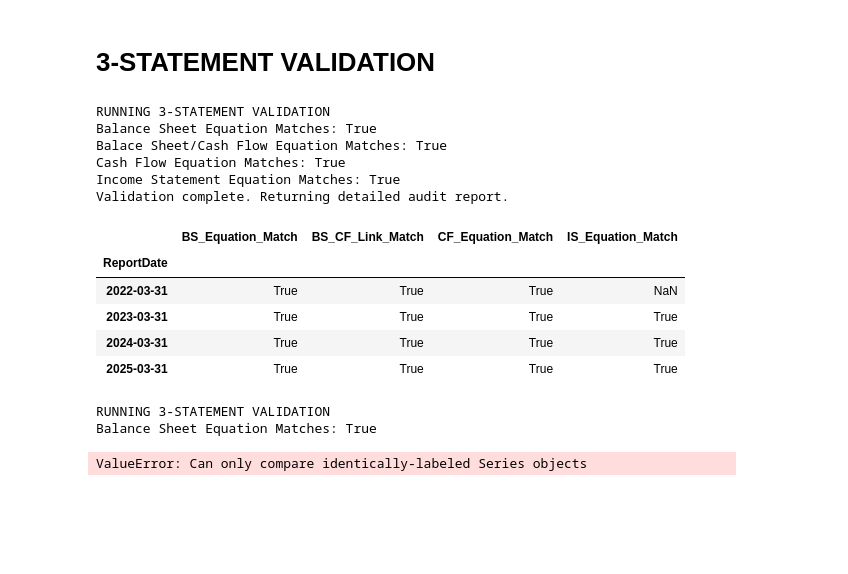
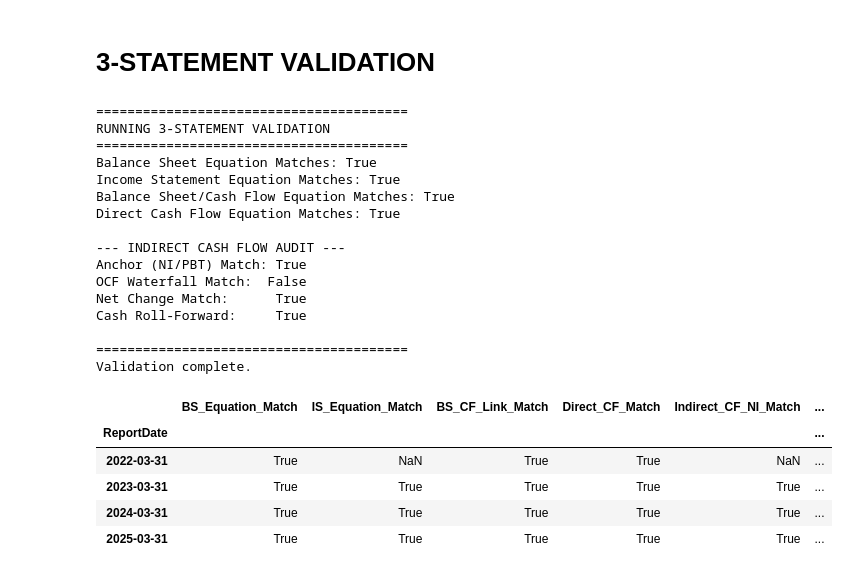
Before and after one commit to ashishmaharana188/financial_ETL_project, a Jupyter notebook: statementScrape.ipynb, the cells around one changed output. Saved outputs shown, nothing was run; the diff lists cells and outputs as text; code cells hidden in the pictures; blank space fills up the shorter version.

Commit message:
indirect cash flow

```diff
--- a/statementScrape.ipynb
+++ b/statementScrape.ipynb
@@ -19,7 +19,7 @@ API_KEY = "V6FLFA1K7ECKP0RK"
 #disable certificate warnings
 urllib3.disable_warnings(urllib3.exceptions.InsecureRequestWarning)
 
-tickerName = yf.Ticker("NTPC.NS") #MSFT #HINDCOPPER #PLTR
+tickerName = yf.Ticker("GVT&D.NS") #MSFT #HINDCOPPER #PLTR
 pd.set_option('display.float_format', lambda x: '%.2f' % x)
 # %%
 CACHE_DIR = "offline_statements"
@@ -1411,7 +1576,7 @@ if raw_data_q is not None and raw_data_y is not None:
     dfCashFlowQ = pd.DataFrame(raw_data_csq)
     dfCashFlowY = pd.DataFrame(raw_data_csy)
     display(dfCashFlowQ.index)
-    display(dfCashFlowY.index)
+    print(dfCashFlowY.iloc[:, 3:4])
 
     if not dfCashFlowQ.empty or not dfCashFlowY.empty:
         use_yfinance = True
@@ -1651,11 +1998,22 @@ else:
   dfCashFlowY = standardize_dataframe_labels(dfCashFlowY)
   dfCashFlowY = clean_financial_dataframe(dfCashFlowY)
 # %%
+
+
 #map
 cf_keys_to_fetch = ittelson_cash_flow_columns + [
     'IssuanceOfDebt',
     'RepaymentOfDebt',
     'NetCashFlow'
+]
+cf_indirect_keys = ittelson_indirect_cf_columns + ['IssuanceOfDebt', 'RepaymentOfDebt', 'NetCashFlow']
+
+indirect_cf_buckets = [
+    'OtherNonCashAdjustments',
+    'OtherWorkingCapitalChanges',
+    'NetDebtIssuedRepaid',
+    'NetStockIssuedRepurchased',
+    'PurchaseSaleOfInvestments'
 ]
 
 if alpha_vantage:
@@ -1696,8 +2054,20 @@ elif use_yfinance:
   clean_yearly_cash_flow = format_statement_for_db(
     dfCashFlowY_calc, ittelson_cash_flow_columns,tickerName.ticker,currency=stmt_currency, multiplier=stmt_multiplier, transpose=True)
 
+  #Indirect Cash flow
+  df_indirect_normalize_CY = map_statement_via_dictionary( dfCashFlowY, normalized_indirect_cf_synonym_map, cf_indirect_keys,bucket_columns=indirect_cf_buckets)
+
+  dfInDirectCashFlowY_calc = apply_indirect_cash_flow_fallbacks(
+    df_indirect_normalize_CY, ittelson_indirect_cf_columns,df_is_calc=dfIncomeStatementY_calc,df_bs_calc=dfBalanceSheetY_calc)
+
+  clean_yearly_indirect_cash_flow = format_statement_for_db(
+    dfInDirectCashFlowY_calc, ittelson_indirect_cf_columns, tickerName.ticker,currency=stmt_currency, multiplier=stmt_multiplier, transpose=True)
+
+
   display(clean_quarterly_cash_flow)
   display(clean_yearly_cash_flow)
+
+  display(clean_yearly_indirect_cash_flow.T)
 
 else:
 
@@ -1712,7 +2082,16 @@ else:
   clean_yearly_cash_flow = format_statement_for_db(
     dfCashFlowY_calc, ittelson_cash_flow_columns, tickerName.ticker,currency=stmt_currency, multiplier=stmt_multiplier, transpose=True)
 
+  df_indirect_normalize_CY = map_statement_via_dictionary( dfCashFlowY, normalized_indirect_cf_synonym_map, cf_indirect_keys,bucket_columns=indirect_cf_buckets)
+
+  dfInDirectCashFlowY_calc = apply_indirect_cash_flow_fallbacks(
+    df_indirect_normalize_CY, ittelson_indirect_cf_columns,df_is_calc=dfIncomeStatementY_calc,df_bs_calc=dfBalanceSheetY_calc)
+
+  clean_yearly_indirect_cash_flow = format_statement_for_db(
+    dfInDirectCashFlowY_calc, ittelson_indirect_cf_columns, tickerName.ticker,currency=stmt_currency, multiplier=stmt_multiplier, transpose=True)
+
   display(clean_yearly_cash_flow)
+  display(clean_yearly_indirect_cash_flow.T)
 # %% [output]
 |  | ReportDate | Ticker | Currency | BeginningCashBalance | CashReceipts | CashDisbursements | ... |
 |  | ReportDate | Ticker | Currency | BeginningCashBalance | CashReceipts | CashDisbursements | ... |
@@ -1832,27 +2304,30 @@ def validate_financial_statements(df_is, df_bs, df_cf):
     return audit_report
 # %%
 # Run the validation
-audit_results = validate_financial_statements(clean_yearly_income_statement, clean_yearly_balance_sheet, clean_yearly_cash_flow)
+audit_results = validate_financial_statements(clean_yearly_income_statement, clean_yearly_balance_sheet, clean_yearly_cash_flow, clean_yearly_indirect_cash_flow)
 
 # Display the report
 display(audit_results)
 # %% [output]
+========================================
 RUNNING 3-STATEMENT VALIDATION
+========================================
 Balance Sheet Equation Matches: True
-Balace Sheet/Cash Flow Equation Matches: True
-Cash Flow Equation Matches: True
 Income Statement Equation Matches: True
-Validation complete. Returning detailed audit report.
+Balance Sheet/Cash Flow Equation Matches: True
+Direct Cash Flow Equation Matches: True
+
+--- INDIRECT CASH FLOW AUDIT ---
+Anchor (NI/PBT) Match: True
+OCF Waterfall Match:  False
+Net Change Match:      True
+Cash Roll-Forward:     True
+
+========================================
+Validation complete.
-|  | BS_Equation_Match | BS_CF_Link_Match | CF_Equation_Match | IS_Equation_Match |
-| ReportDate |  |  |  |  |
-| 2022-03-31 | True | True | True | NaN |
-| 2023-03-31 | True | True | True | True |
-| 2024-03-31 | True | True | True | True |
-| 2025-03-31 | True | True | True | True |
+|  | BS_Equation_Match | IS_Equation_Match | BS_CF_Link_Match | Direct_CF_Match | Indirect_CF_NI_Match | ... |
+| ReportDate |  |  |  |  |  | ... |
+| 2022-03-31 | True | NaN | True | True | NaN | ... |
+| 2023-03-31 | True | True | True | True | True | ... |
+| 2024-03-31 | True | True | True | True | True | ... |
+| 2025-03-31 | True | True | True | True | True | ... |
-# %%
-audit_results = validate_financial_statements(clean_quarterly_income_statement, clean_quarterly_balance_sheet, clean_quarterly_cash_flow)
-display(audit_results)
-# %% [output]
-RUNNING 3-STATEMENT VALIDATION
-Balance Sheet Equation Matches: True
-ValueError: Can only compare identically-labeled Series objects
```
Also changed, not shown: parts of 16 cells of this notebook.
